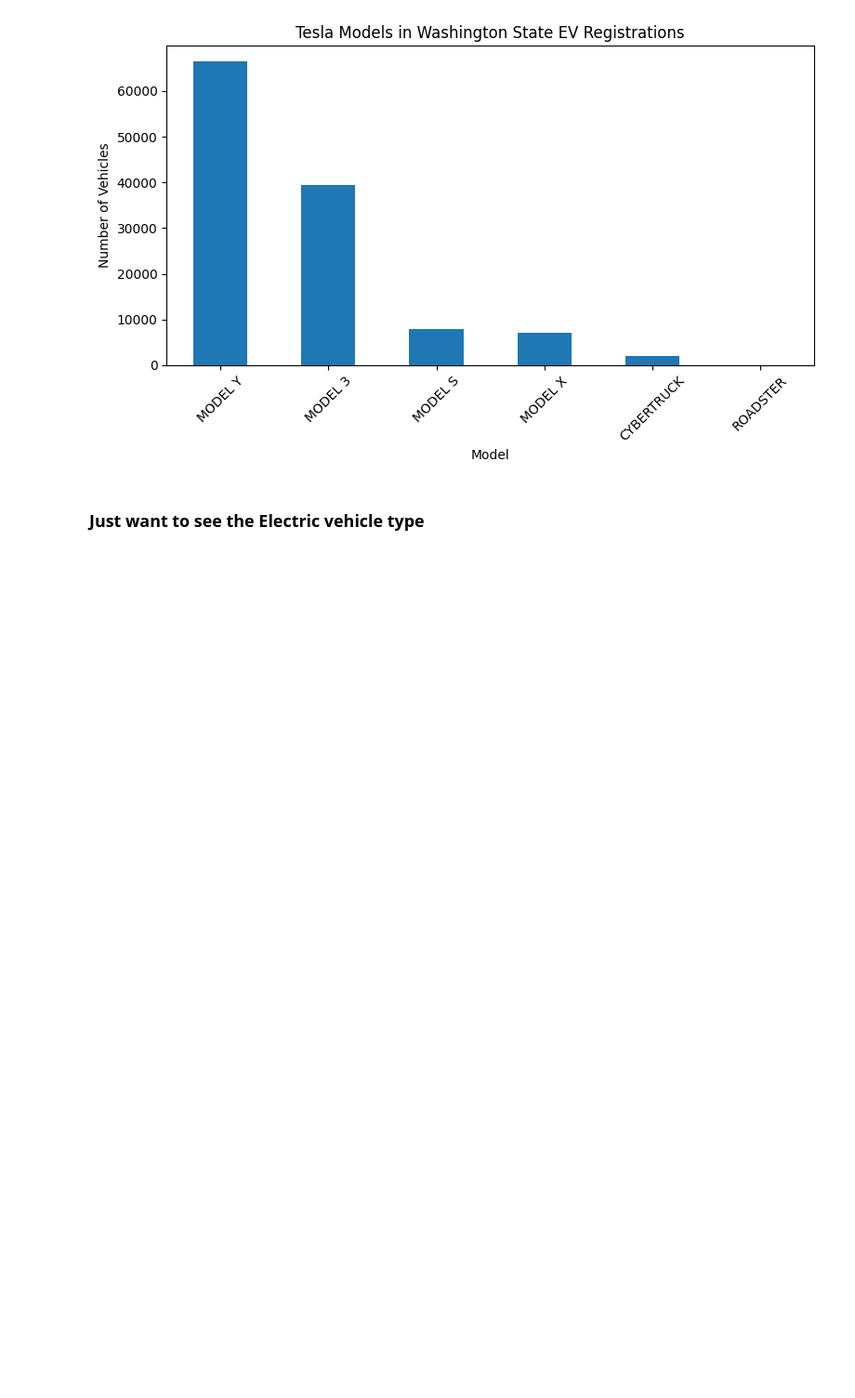
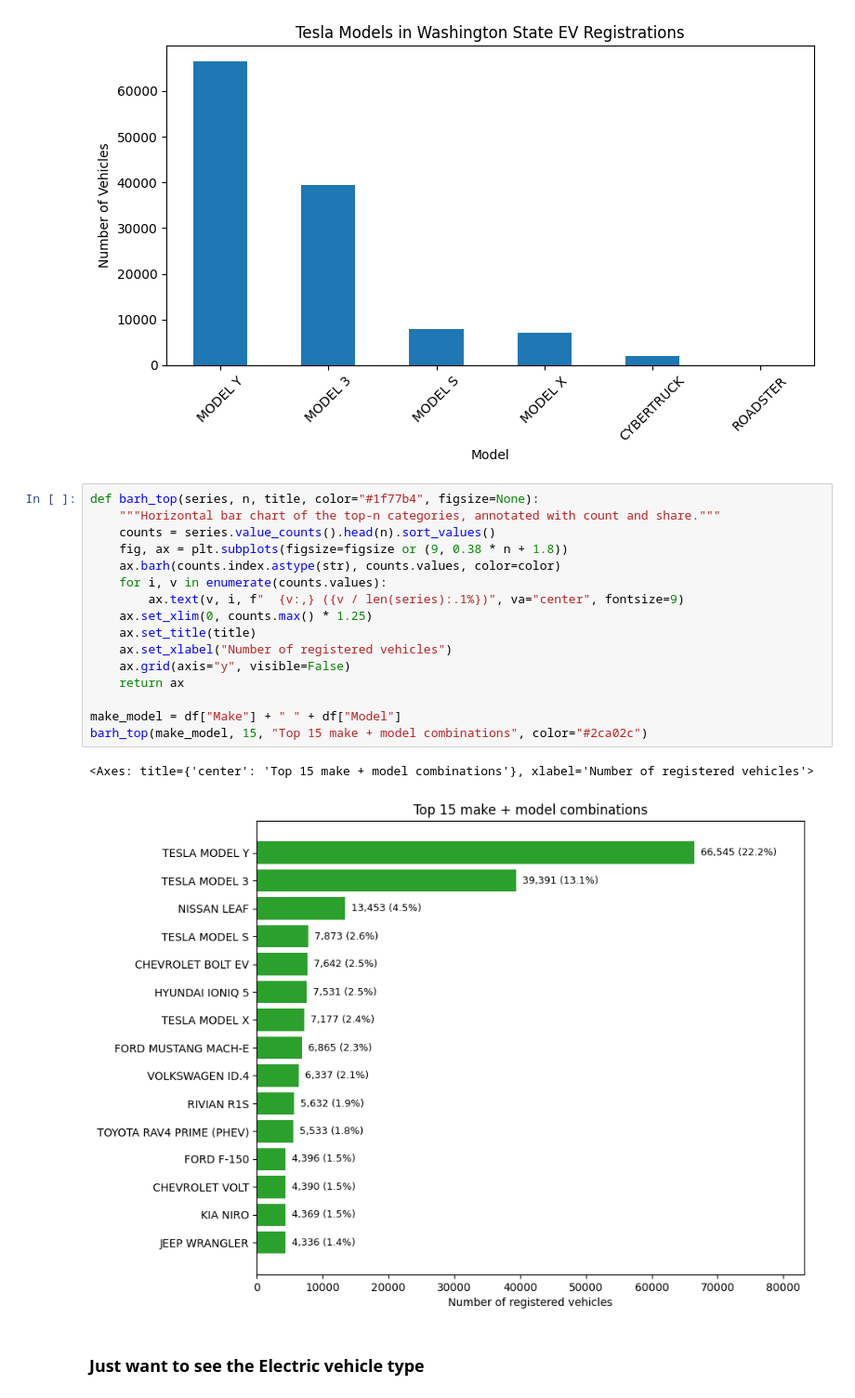
Before and after one commit to purujit-dev/Data_Analysis_Project, a Jupyter notebook: data_analysis.ipynb, the cells around one changed output. Shown at 93% size. Drawn from its saved outputs; the diff is of its cells as text; blank space fills up the shorter version.

```diff
--- a/data_analysis.ipynb
+++ b/data_analysis.ipynb
@@ -206,6 +206,25 @@ plt.xticks(rotation=45)
 plt.tight_layout()
 # %% [output]
 [figure]
+# %%
+def barh_top(series, n, title, color="#1f77b4", figsize=None):
+    """Horizontal bar chart of the top-n categories, annotated with count and share."""
+    counts = series.value_counts().head(n).sort_values()
+    fig, ax = plt.subplots(figsize=figsize or (9, 0.38 * n + 1.8))
+    ax.barh(counts.index.astype(str), counts.values, color=color)
+    for i, v in enumerate(counts.values):
+        ax.text(v, i, f"  {v:,} ({v / len(series):.1%})", va="center", fontsize=9)
+    ax.set_xlim(0, counts.max() * 1.25)
+    ax.set_title(title)
+    ax.set_xlabel("Number of registered vehicles")
+    ax.grid(axis="y", visible=False)
+    return ax
+
+make_model = df["Make"] + " " + df["Model"]
+barh_top(make_model, 15, "Top 15 make + model combinations", color="#2ca02c")
+# %% [output]
+<Axes: title={'center': 'Top 15 make + model combinations'}, xlabel='Number of registered vehicles'>
+[figure, added]
 # %% [markdown]
 ### Just want to see the Electric vehicle type
 # %%
```
Also changed, not shown: parts of 6 cells of this notebook.
